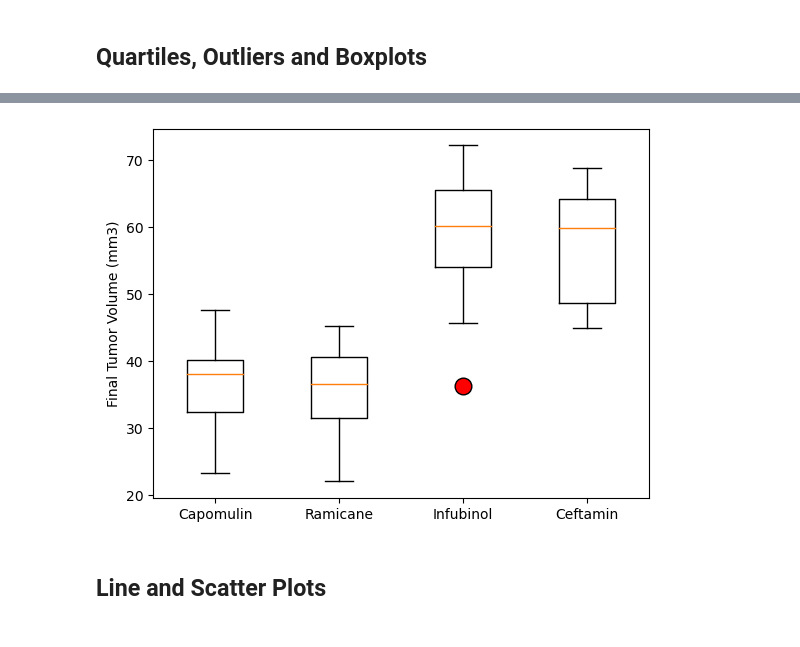
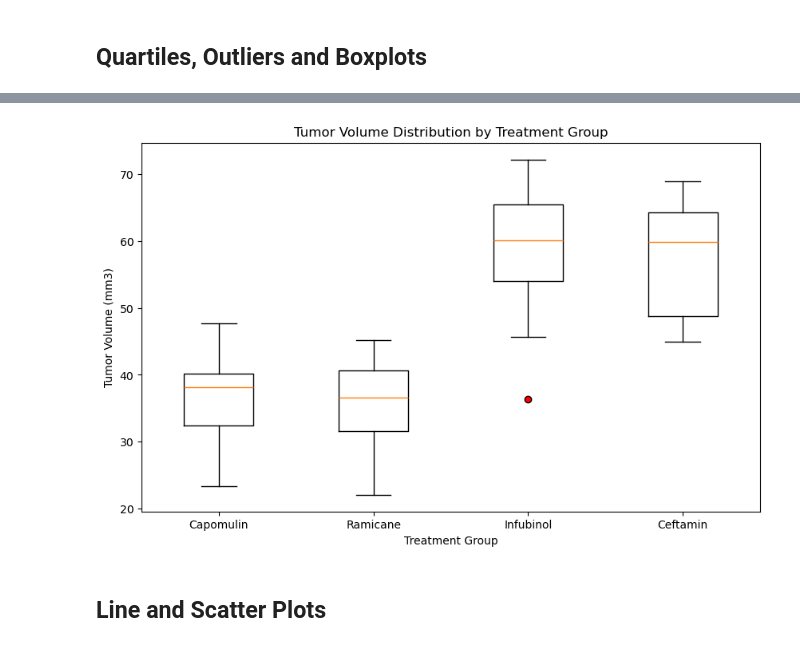
Before and after one commit to cc-roy/mod5-challenge, a Jupyter notebook: pymaceuticals.ipynb, the cells around one changed output, grey strips where cells are left out. Cells and saved outputs as stored; diff of their text form; code cells hidden in the pictures.

```diff
--- a/pymaceuticals.ipynb
+++ b/pymaceuticals.ipynb
@@ -216,0 +201,36 @@ last_timepoint
+# %%
+# Create a grouped DataFrame that shows the last time point for each mouse
+grouped_df = mouse_study_clean.groupby('Mouse ID')['Timepoint'].max().reset_index()
+max_timepoint_df = pd.merge(grouped_df, mouse_study_clean, on=['Mouse ID', 'Timepoint'], how='left')
+
+#Create a list of treatment names and an empty list to hold tumor volume data
+treatment_list = ['Capomulin', 'Ramicane', 'Infubinol', 'Ceftamin']
+tumor_volume_data = []
+
+# Loop through each drug, locate the rows, and append final tumor volumes to the list
+for drug in treatment_list:
+    drug_data = max_timepoint_df[max_timepoint_df['Drug Regimen'] == drug]['Tumor Volume (mm3)']
+    tumor_volume_data.append(drug_data)
+
+# Determine outliers using upper and lower bounds, and print the results
+for i in range(len(treatment_list)):
+    drug = treatment_list[i]
+    volumes = tumor_volume_data[i]
+
+    quartiles = volumes.quantile([0.25, 0.5, 0.75]).to_dict()
+    lower_bound = quartiles[0.25] - 1.5 * (quartiles[0.75] - quartiles[0.25])
+    upper_bound = quartiles[0.75] + 1.5 * (quartiles[0.75] - quartiles[0.25])
+
+    outliers = volumes[(volumes < lower_bound) | (volumes > upper_bound)]
+
+    # Print summary for each drug
+    print(f"Summary for {drug}:")
+    print(f"  Quartiles: {quartiles}")
+    print(f"  IQR: {quartiles[0.75] - quartiles[0.25]}")
+
+    if outliers.empty:
+        print("  No outliers.")
+    else:
+        print(f"  Outliers: {', '.join(map(str, outliers.values))}")
+
+    print()
@@ -217,6 +257,12 @@ last_timepoint
 # %%
 # Generate a box plot that shows the distrubution of the tumor volume for each treatment group.
+plt.figure(figsize=(10, 6))
+plt.boxplot(tumor_volume_data, labels=treatment_list, flierprops=dict(markerfacecolor='red', marker='o'))
+plt.title('Tumor Volume Distribution by Treatment Group')
+plt.xlabel('Treatment Group')
+plt.ylabel('Tumor Volume (mm3)')
+plt.show()
 # %% [output]
-[figure, old version]
+[figure, new version]
 # %% [markdown]
 ## Line and Scatter Plots
```
Also changed, not shown: parts of 5 cells of this notebook.
